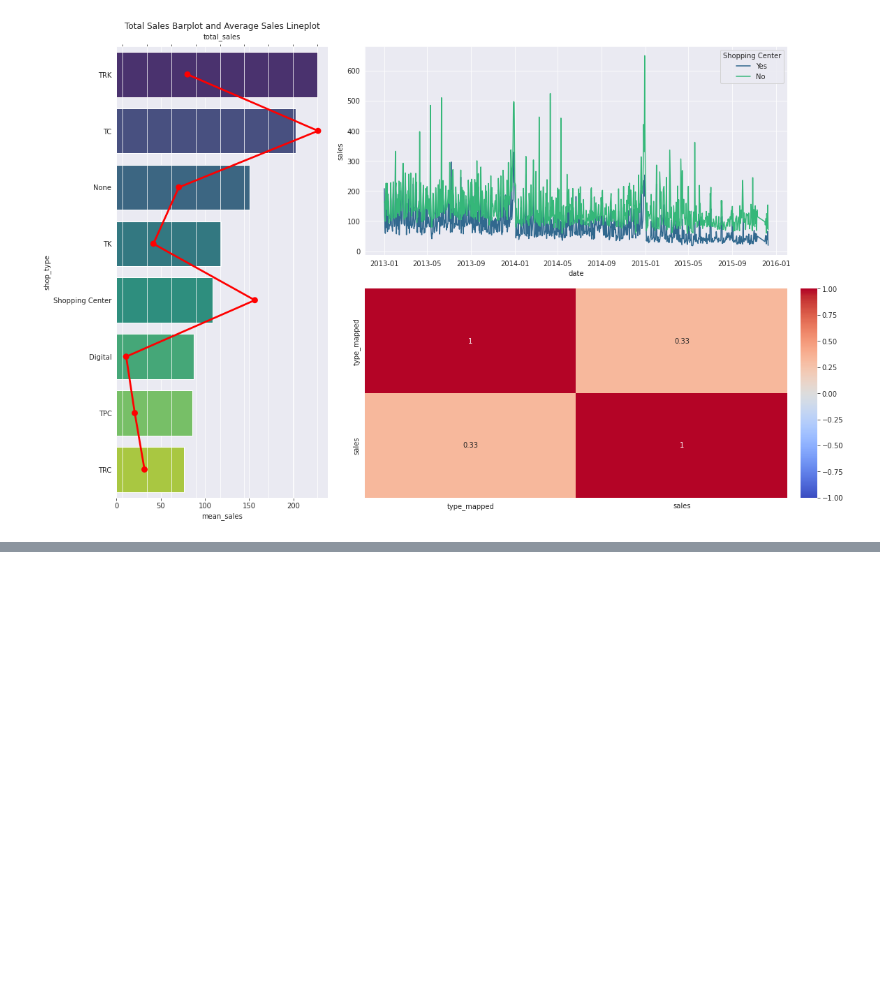
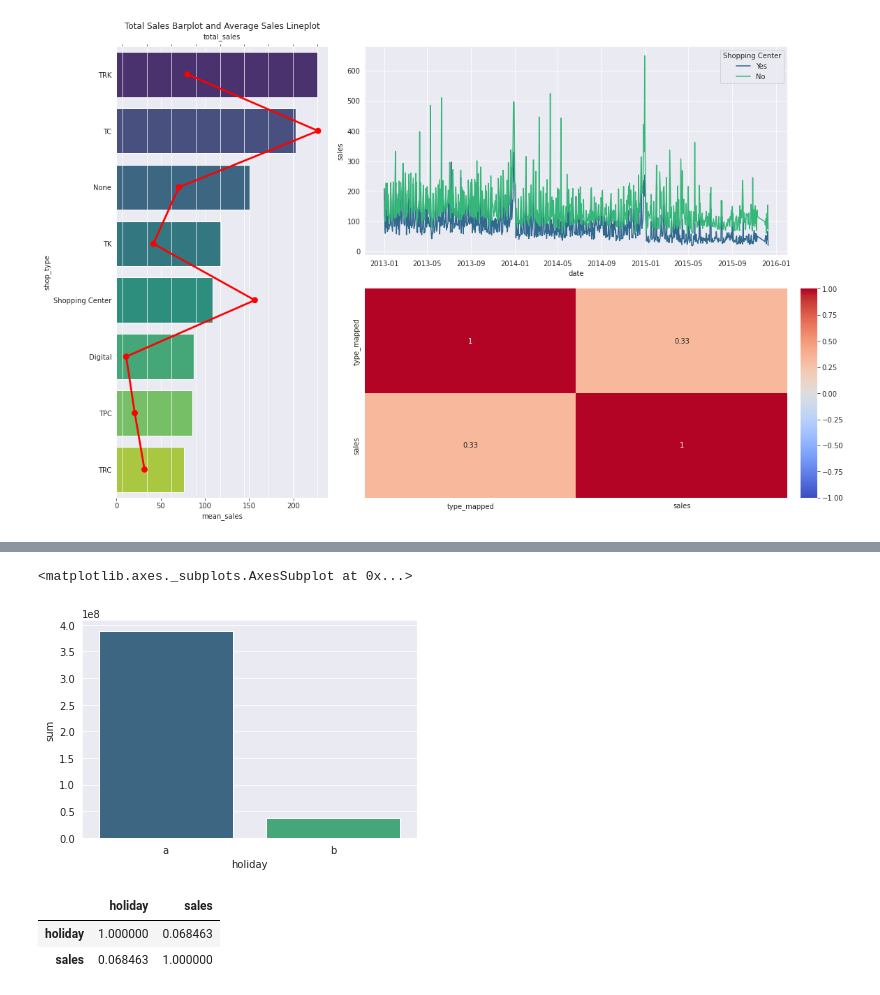
Before and after one commit to Matheus-Homem/future-sales-prediction, a Jupyter notebook: notebook/Russian_Weekly_Sales_Forecast.ipynb, the cells around one changed output, grey strips where cells are left out. Cells and saved outputs as stored; diff of their text form; code cells hidden in the pictures; blank space fills up the shorter version.

```diff
--- a/notebook/Russian_Weekly_Sales_Forecast.ipynb
+++ b/notebook/Russian_Weekly_Sales_Forecast.ipynb
@@ -696,0 +722,13 @@ array(['Shopping Center', 'TK', 'TC', 'TRK', 'None', 'TPC', 'TRC',
+# %%
+aux1['holiday'] = aux1['holiday'].replace({0:'a',1:'b'})
+aux1
+sns.barplot(data=aux1, x='holiday', y='sum',palette='viridis')
+# %% [output]
+<matplotlib.axes._subplots.AxesSubplot at 0x...>
+[figure, added]
+# %%
+df4[['holiday','sales']].corr()
+# %% [output]
+|  | holiday | sales |
+| holiday | 1.000000 | 0.068463 |
+| sales | 0.068463 | 1.000000 |
```
Also changed, not shown: parts of 11 cells of this notebook.
